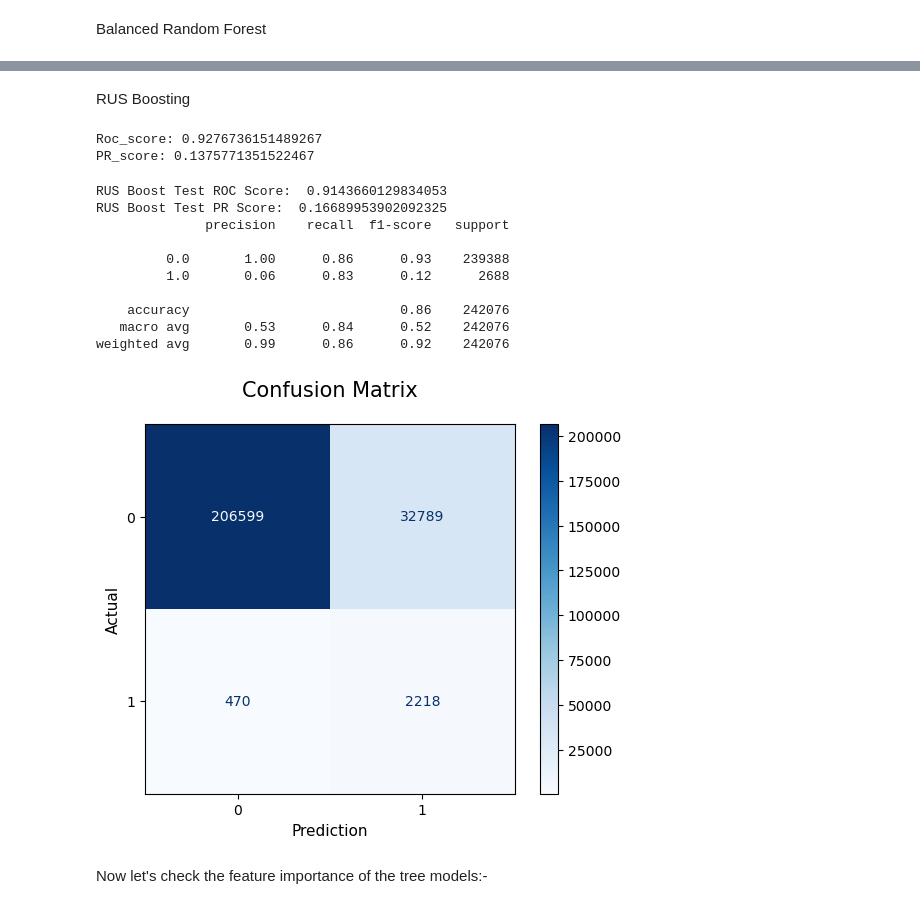
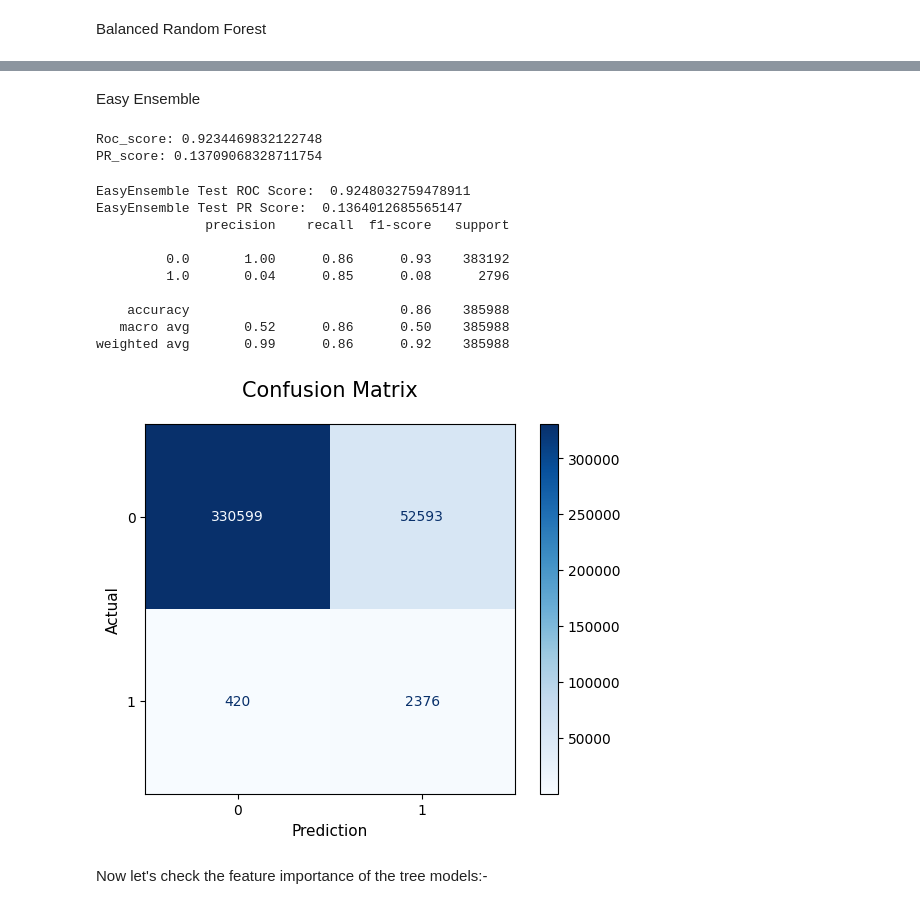
Before and after one commit to amar0489/Backorder-Prediction, a Jupyter notebook: notebook/model_selection.ipynb, the cells around one changed output, grey strips where cells are left out. Drawn from its saved outputs; the diff is of its cells as text; code cells hidden in the pictures.

Commit message:
Model Training

```diff
--- a/notebook/model_selection.ipynb
+++ b/notebook/model_selection.ipynb
@@ -16,18 +16,17 @@ from sklearn.ensemble import RandomForestClassifier
 from sklearn.ensemble import GradientBoostingClassifier
 import xgboost as xgb
 import lightgbm as lgb
-from imblearn.ensemble import BalancedRandomForestClassifier
-from imblearn.ensemble import RUSBoostClassifier
+from imblearn.ensemble import BalancedRandomForestClassifier, EasyEnsembleClassifier
 from sklearn.compose import ColumnTransformer
 from sklearn.preprocessing import PowerTransformer
 from sklearn.impute import SimpleImputer
 
 
-path= r'C:\Users\HP\Desktop\project_intern\data\Kaggle_Training_Dataset_v2.csv'         # Use the path of your downloaded dataset for avoiding errors
-train_data= pd.read_csv(path,index_col=0)
+path= r'C:\Users\HP\Desktop\backorder project\artifacts\train.csv'         # Use the path of your saved dataset for avoiding errors
+train_data= pd.read_csv(path)
 
-path= r'C:\Users\HP\Desktop\project_intern\data\Kaggle_Test_Dataset_v2.csv'             # Use the path of your downloaded dataset for avoiding errors
-test_data= pd.read_csv(path,index_col=0)
+path= r'C:\Users\HP\Desktop\backorder project\artifacts\test.csv'             # Use the path of your saved dataset for avoiding errors
+test_data= pd.read_csv(path)
 
 train_data= train_data.drop(['forecast_6_month', 'forecast_9_month','sales_3_month', 'sales_6_month', 'sales_9_month','perf_12_month_avg'],axis=1)    #Avoiding Multicollinearity
 
@@ -747,7 +746,9 @@ weighted avg       0.99      0.89      0.93    242076
-# %% [markdown]
-RUS Boosting
+# %% [markdown]
+Easy Ensemble
 # %%
-rusbc_model = RUSBoostClassifier(random_state=42)
+from imblearn.ensemble import EasyEnsembleClassifier
+
+eec_model = EasyEnsembleClassifier(random_state=42)
 roc_score= []
 pr_score= []
 
@@ -757,8 +758,8 @@ for train_index, val_index in skf.split(X,y):
     y_train = y.iloc[train_index]
     y_val = y.iloc[val_index]
 
-    rusbc_model.fit(X_train,y_train)
-    y_pred= rusbc_model.predict_proba(X_val)[:, 1]
+    eec_model.fit(X_train,y_train)
+    y_pred= eec_model.predict_proba(X_val)[:, 1]
 
     precision, recall, thresholds = precision_recall_curve(y_val, y_pred)
     auc_score = auc(recall, precision)
@@ -770,39 +771,42 @@ for train_index, val_index in skf.split(X,y):
 print(f'Roc_score: {sum(roc_score)/len(roc_score)}')
 print(f'PR_score: {sum(pr_score)/len(pr_score)}')
 # %% [output]
-Roc_score: 0.9276736151489267
-PR_score: 0.1375771351522467
+Roc_score: 0.9234469832122748
+PR_score: 0.13709068328711754
 # %%
-y_pred= rusbc_model.predict_proba(X_test)[:, 1]
-y_predict= rusbc_model.predict(X_test)
+from sklearn.metrics import confusion_matrix, ConfusionMatrixDisplay, classification_report
+import matplotlib.pyplot as plt
+
+y_pred= eec_model.predict_proba(X_test)[:, 1]
+y_predict= eec_model.predict(X_test)
 
 precision, recall, thresholds = precision_recall_curve(y_test, y_pred)
 pr_auc = auc(recall, precision)
 fpr, tpr, _ = roc_curve(y_test, y_pred)
 roc_auc = auc(fpr, tpr)
-print('RUS Boost Test ROC Score: ',roc_auc)
-print('RUS Boost Test PR Score: ',pr_auc)
+print('EasyEnsemble Test ROC Score: ',roc_auc)
+print('EasyEnsemble Test PR Score: ',pr_auc)
 
 cm = confusion_matrix(y_test, y_predict)
 disp = ConfusionMatrixDisplay(confusion_matrix=cm)
 disp.plot(cmap=plt.cm.Blues)
 plt.title('Confusion Matrix', fontsize=15, pad=20)
 plt.xlabel('Prediction', fontsize=11)
 plt.ylabel('Actual', fontsize=11)
 
 print(classification_report(y_test,y_predict))
 # %% [output]
-RUS Boost Test ROC Score:  0.9143660129834053
-RUS Boost Test PR Score:  0.16689953902092325
+EasyEnsemble Test ROC Score:  0.9248032759478911
+EasyEnsemble Test PR Score:  0.1364012685565147
               precision    recall  f1-score   support
 
-         0.0       1.00      0.86      0.93    239388
-         1.0       0.06      0.83      0.12      2688
+         0.0       1.00      0.86      0.93    383192
+         1.0       0.04      0.85      0.08      2796
 
-    accuracy                           0.86    242076
-   macro avg       0.53      0.84      0.52    242076
-weighted avg       0.99      0.86      0.92    242076
+    accuracy                           0.86    385988
+   macro avg       0.52      0.86      0.50    385988
+weighted avg       0.99      0.86      0.92    385988
-[figure, old version]
+[figure, new version]
 # %% [markdown]
 Now let's check the feature importance of the tree models:-
 # %% [markdown]
```
Also changed, not shown: parts of 31 cells of this notebook, 2 other files.
